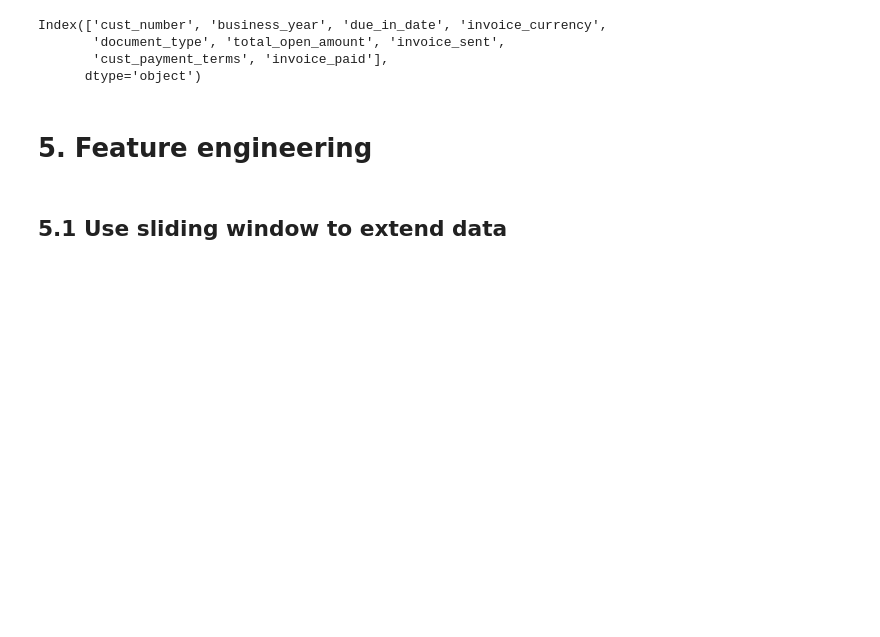
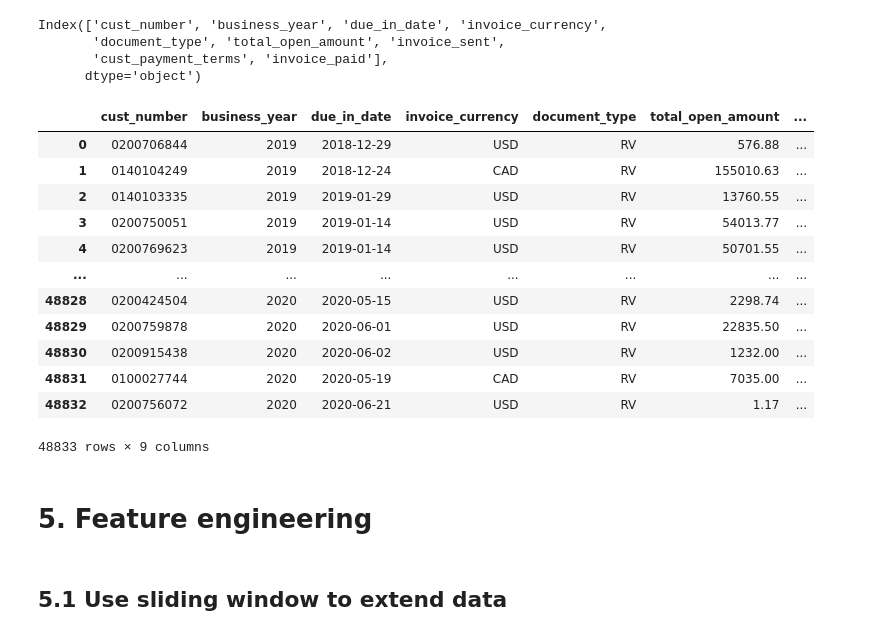
Before and after one commit to EwaltsJ/cf_copilot, a Jupyter notebook: notebooks/cashflow_forecast_ewaltsj.ipynb, the cells around one changed output. Cells and saved outputs as stored; diff of their text form; code cells hidden in the pictures; blank space fills up the shorter version.

```diff
--- a/notebooks/cashflow_forecast_ewaltsj.ipynb
+++ b/notebooks/cashflow_forecast_ewaltsj.ipynb
@@ -195,6 +195,22 @@ Index(['cust_number', 'business_year', 'due_in_date', 'invoice_currency',
        'document_type', 'total_open_amount', 'invoice_sent',
        'cust_payment_terms', 'invoice_paid'],
       dtype='object')
+# %%
+demo_df
+# %% [output]
+|  | cust_number | business_year | due_in_date | invoice_currency | document_type | total_open_amount | ... |
+| 0 | 0200706844 | 2019 | 2018-12-29 | USD | RV | 576.88 | ... |
+| 1 | 0140104249 | 2019 | 2018-12-24 | CAD | RV | 155010.63 | ... |
+| 2 | 0140103335 | 2019 | 2019-01-29 | USD | RV | 13760.55 | ... |
+| 3 | 0200750051 | 2019 | 2019-01-14 | USD | RV | 54013.77 | ... |
+| 4 | 0200769623 | 2019 | 2019-01-14 | USD | RV | 50701.55 | ... |
+| ... | ... | ... | ... | ... | ... | ... | ... |
+| 48828 | 0200424504 | 2020 | 2020-05-15 | USD | RV | 2298.74 | ... |
+| 48829 | 0200759878 | 2020 | 2020-06-01 | USD | RV | 22835.50 | ... |
+| 48830 | 0200915438 | 2020 | 2020-06-02 | USD | RV | 1232.00 | ... |
+| 48831 | 0100027744 | 2020 | 2020-05-19 | CAD | RV | 7035.00 | ... |
+| 48832 | 0200756072 | 2020 | 2020-06-21 | USD | RV | 1.17 | ... |
+48833 rows × 9 columns
 # %% [markdown]
 # 5. Feature engineering
 # %% [markdown]
```
Also changed, not shown: parts of 29 cells of this notebook.
